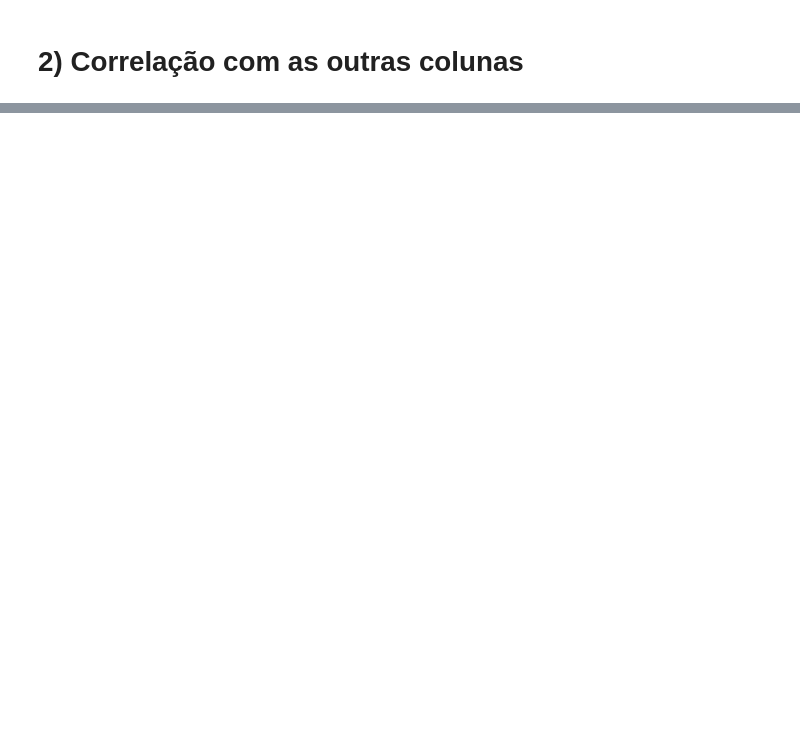
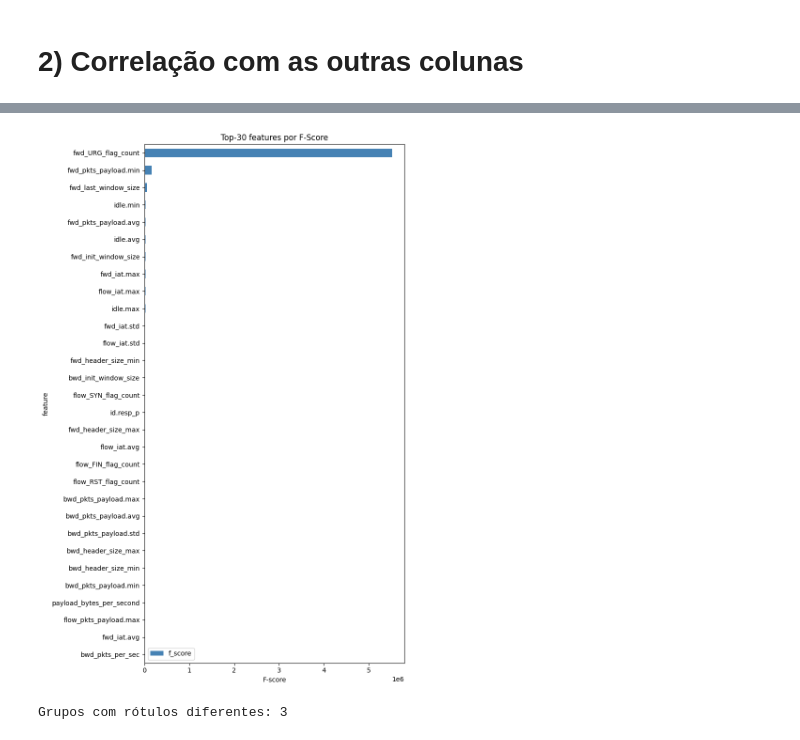
Before and after one commit to MBA-Data-Science-Unifor/IoT-Guard, a Jupyter notebook: artifacts/notebooks/EDA.ipynb, the cells around one changed output, grey strips where cells are left out. Cells and saved outputs as stored; diff of their text form; code cells hidden in the pictures; blank space fills up the shorter version.

```diff
--- a/artifacts/notebooks/EDA.ipynb
+++ b/artifacts/notebooks/EDA.ipynb
@@ -153,0 +278,12 @@ com o AttackType é multiclasse
+# %%
+fig, ax = plt.subplots(figsize=(8, 12))
+
+df_scores.head(30).iloc[::-1].plot.barh(
+    x='feature', y='f_score', ax=ax, color='steelblue'
+)
+ax.set_title('Top-30 features por F-Score')
+ax.set_xlabel('F-score')
+plt.tight_layout()
+plt.show()
+# %% [output]
+[figure, added]
@@ -153,0 +300,7 @@ com o AttackType é multiclasse
+# %%
+dup_index = df_iot2022.duplicated(keep=False)
+groups = df_iot2022[dup_index].groupby(list(df_iot2022.columns[:-1]))
+
+print("Grupos com rótulos diferentes:", (groups['Attack_type'].nunique() > 1).sum())
+# %% [output]
+Grupos com rótulos diferentes: 3
```
Also changed, not shown: parts of 13 cells of this notebook.
